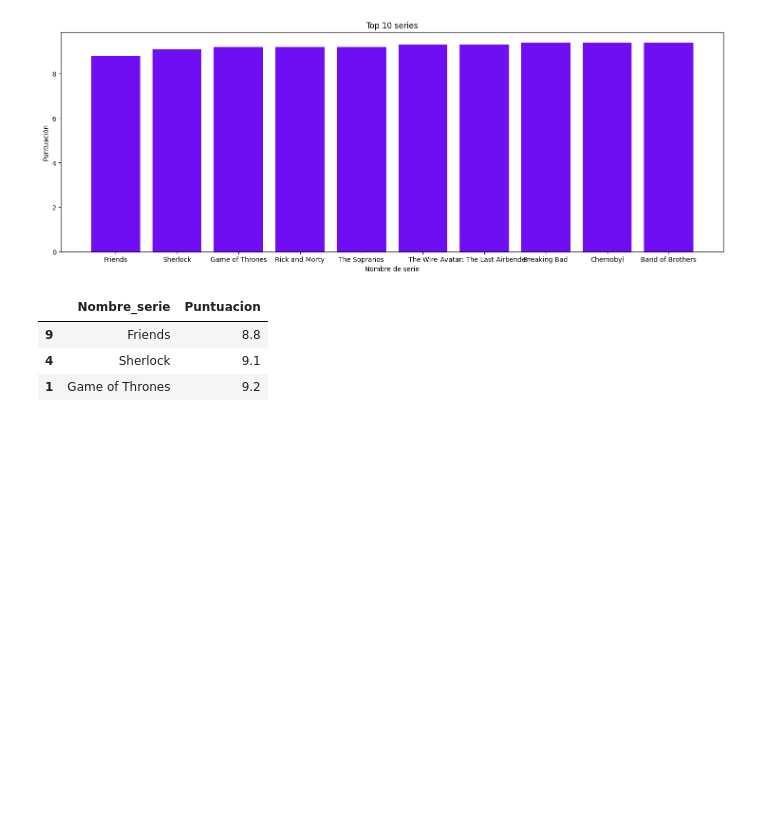
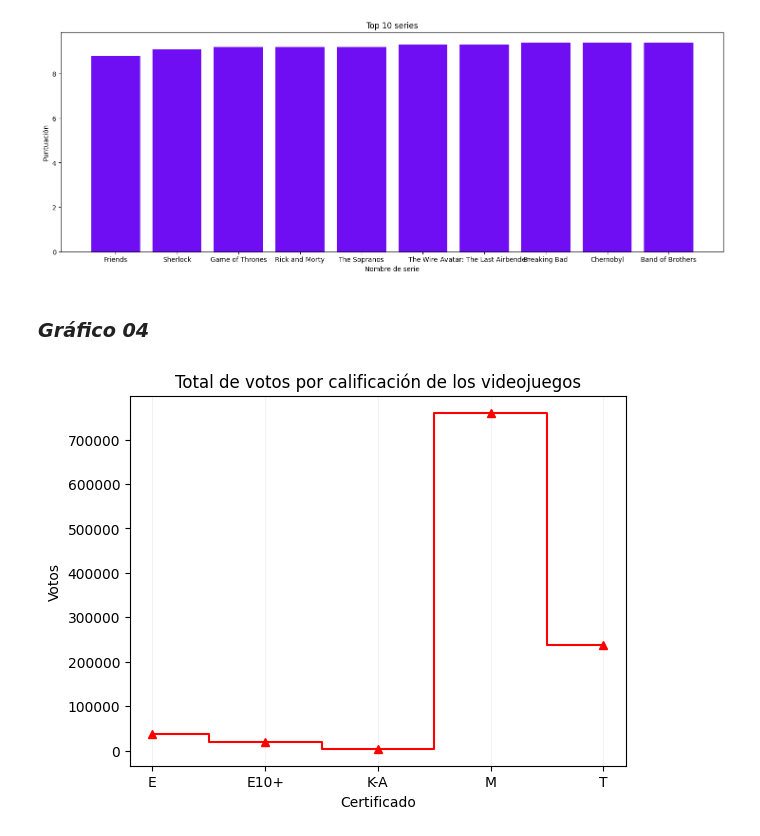
Before and after one commit to piero0090/RepoData2, a Jupyter notebook: Python_Analisis.ipynb, the cells around one changed output. Cells and saved outputs as stored; diff of their text form; code cells hidden in the pictures; blank space fills up the shorter version.

```diff
--- a/Python_Analisis.ipynb
+++ b/Python_Analisis.ipynb
@@ -200,0 +203,3 @@ df01CalRec.head(3)
+# %%
+videogamesCertif = df02.groupby(['Certificado']).Votos.agg([sum]).reset_index()
+videogamesCertif.head()
@@ -252,10 +266,3 @@ plt.xticks(positions, df_series['Nombre_serie'])
 plt.show()
 # %% [output]
 [figure]
-# %%
-df_series.head(3)
-# %% [output]
-|  | Nombre_serie | Puntuacion |
-| 9 | Friends | 8.8 |
-| 4 | Sherlock | 9.1 |
-| 1 | Game of Thrones | 9.2 |
@@ -263,0 +269,11 @@ df_series.head(3)
+# %% [markdown]
+### ***Gráfico 04***
+# %%
+plt.step(videogamesCertif['Certificado'],videogamesCertif['sum'], '^-r', where= 'mid')
+plt.grid(axis='x', color='0.95')
+plt.title('Total de votos por calificación de los videojuegos')
+plt.xlabel('Certificado')
+plt.ylabel('Votos')
+plt.show()
+# %% [output]
+[figure, added]
```
Also changed, not shown: parts of 6 cells of this notebook.
